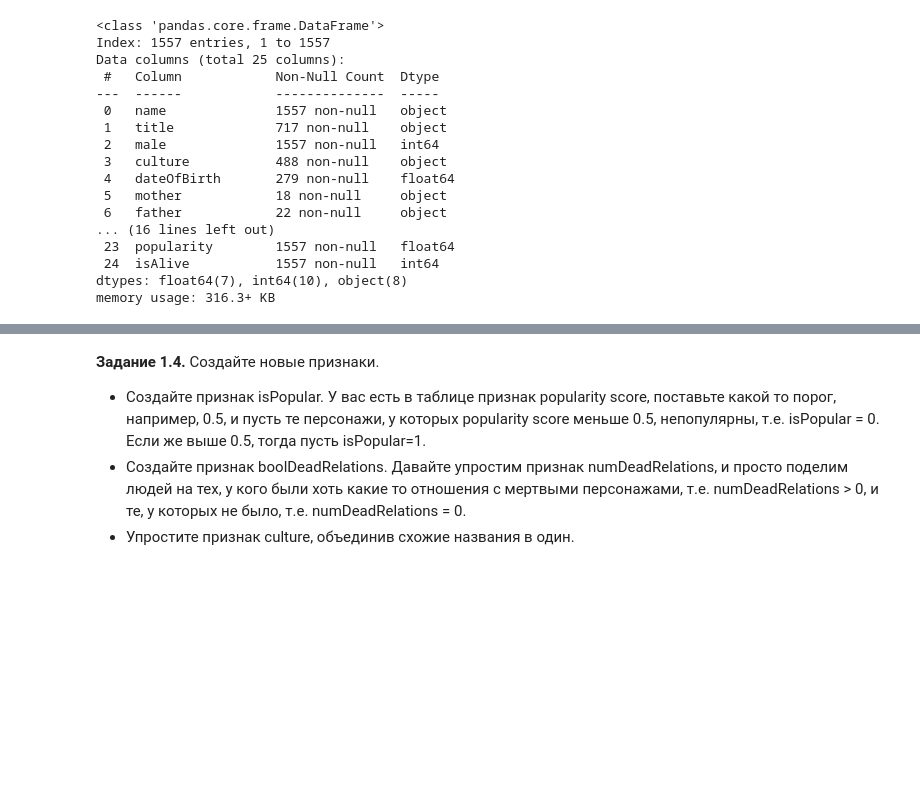
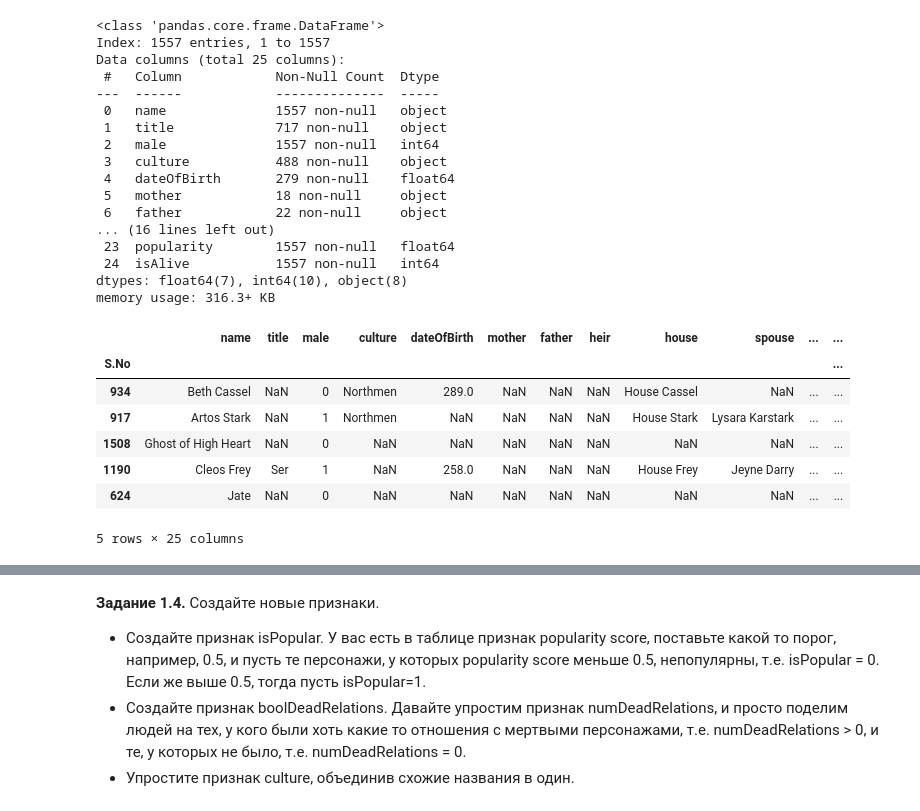
Before and after one commit to Voisan/ML-study, a Jupyter notebook: week_01_ml_intro/Homework/hw_1_game_of_thrones.ipynb, the cells around one changed output, grey strips where cells are left out. Drawn from its saved outputs; the diff is of its cells as text; code cells hidden in the pictures; blank space fills up the shorter version.

```diff
--- a/week_01_ml_intro/Homework/hw_1_game_of_thrones.ipynb
+++ b/week_01_ml_intro/Homework/hw_1_game_of_thrones.ipynb
@@ -133,3 +133,14 @@ Data columns (total 25 columns):
  24  isAlive           1557 non-null   int64
 dtypes: float64(7), int64(10), object(8)
 memory usage: 316.3+ KB
+# %%
+data.sample(5)
+# %% [output]
+|  | name | title | male | culture | dateOfBirth | mother | father | heir | house | spouse | ... | ... |
+| S.No |  |  |  |  |  |  |  |  |  |  |  | ... |
+| 934 | Beth Cassel | NaN | 0 | Northmen | 289.0 | NaN | NaN | NaN | House Cassel | NaN | ... | ... |
+| 917 | Artos Stark | NaN | 1 | Northmen | NaN | NaN | NaN | NaN | House Stark | Lysara Karstark | ... | ... |
+| 1508 | Ghost of High Heart | NaN | 0 | NaN | NaN | NaN | NaN | NaN | NaN | NaN | ... | ... |
+| 1190 | Cleos Frey | Ser | 1 | NaN | 258.0 | NaN | NaN | NaN | House Frey | Jeyne Darry | ... | ... |
+| 624 | Jate | NaN | 0 | NaN | NaN | NaN | NaN | NaN | NaN | NaN | ... | ... |
+5 rows × 25 columns
```
Also changed, not shown: parts of 12 cells of this notebook.
